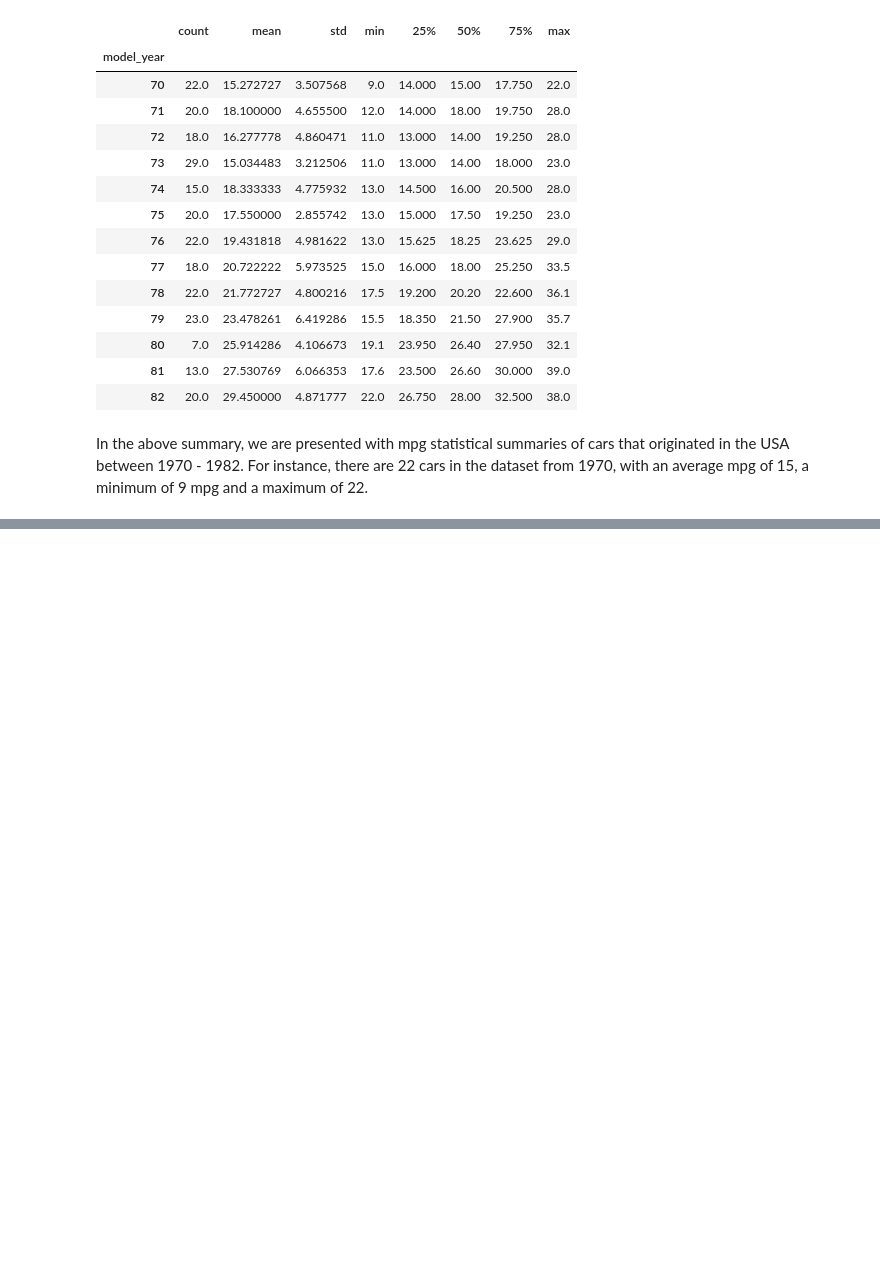
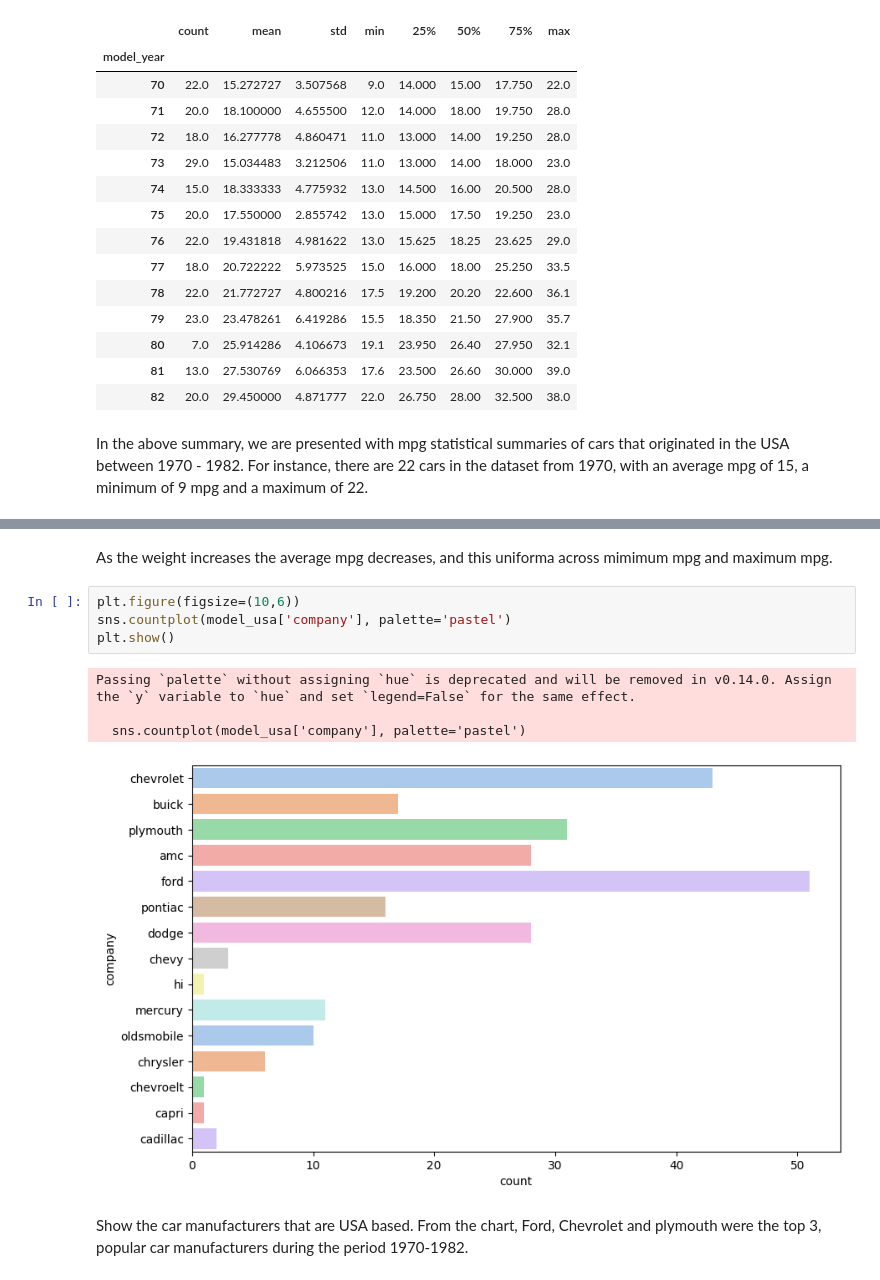
Before and after one commit to shingi2020/data_analyst, a Jupyter notebook: Unit_2_EDA.ipynb, the cells around one changed output, grey strips where cells are left out. Cells and saved outputs as stored; diff of their text form; blank space fills up the shorter version.

```diff
--- a/Unit_2_EDA.ipynb
+++ b/Unit_2_EDA.ipynb
@@ -227,0 +288,13 @@ In the above code, the seaborn library has been called to use to further analyse
+# %% [markdown]
+As the weight increases the average mpg decreases, and this uniforma across mimimum mpg and maximum mpg.
+# %%
+plt.figure(figsize=(10,6))
+sns.countplot(model_usa['company'], palette='pastel')
+plt.show()
+# %% [output]
+Passing `palette` without assigning `hue` is deprecated and will be removed in v0.14.0. Assign the `y` variable to `hue` and set `legend=False` for the same effect.
+
+  sns.countplot(model_usa['company'], palette='pastel')
+[figure, added]
+# %% [markdown]
+Show the car manufacturers that are USA based. From the chart, Ford, Chevrolet and plymouth were the top 3, popular car manufacturers during the period 1970-1982.
```
Also changed, not shown: parts of 13 cells of this notebook.
